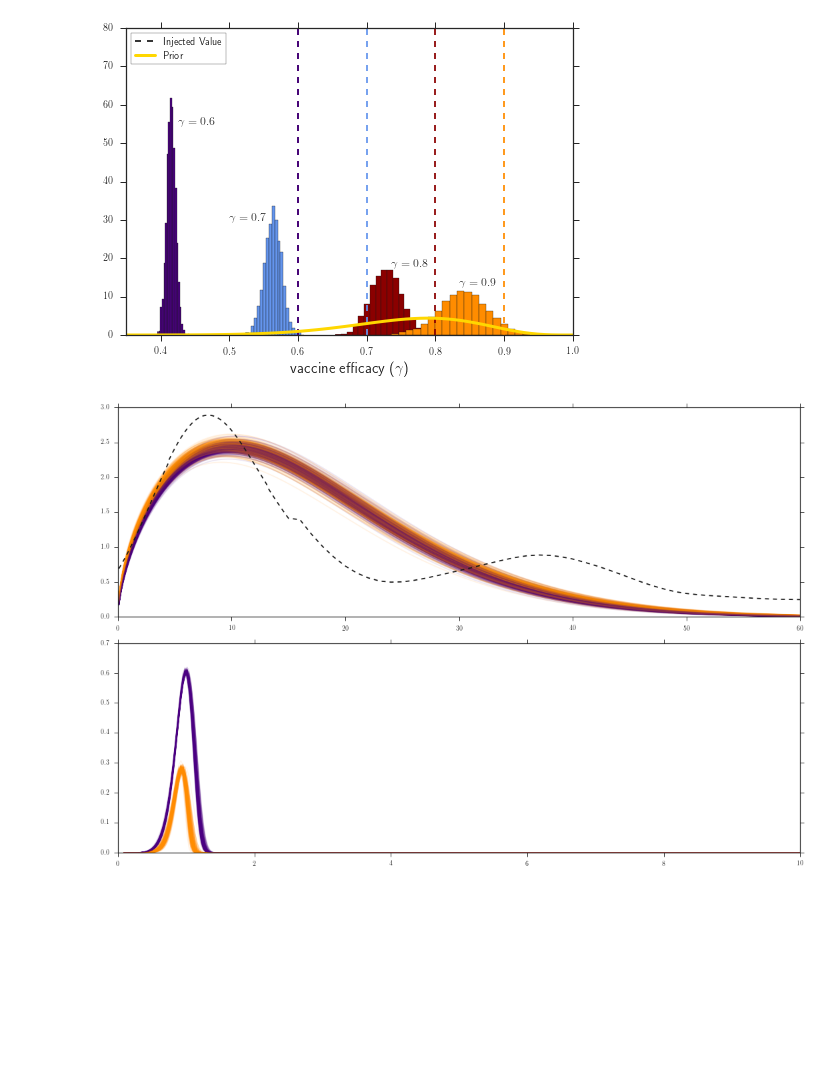
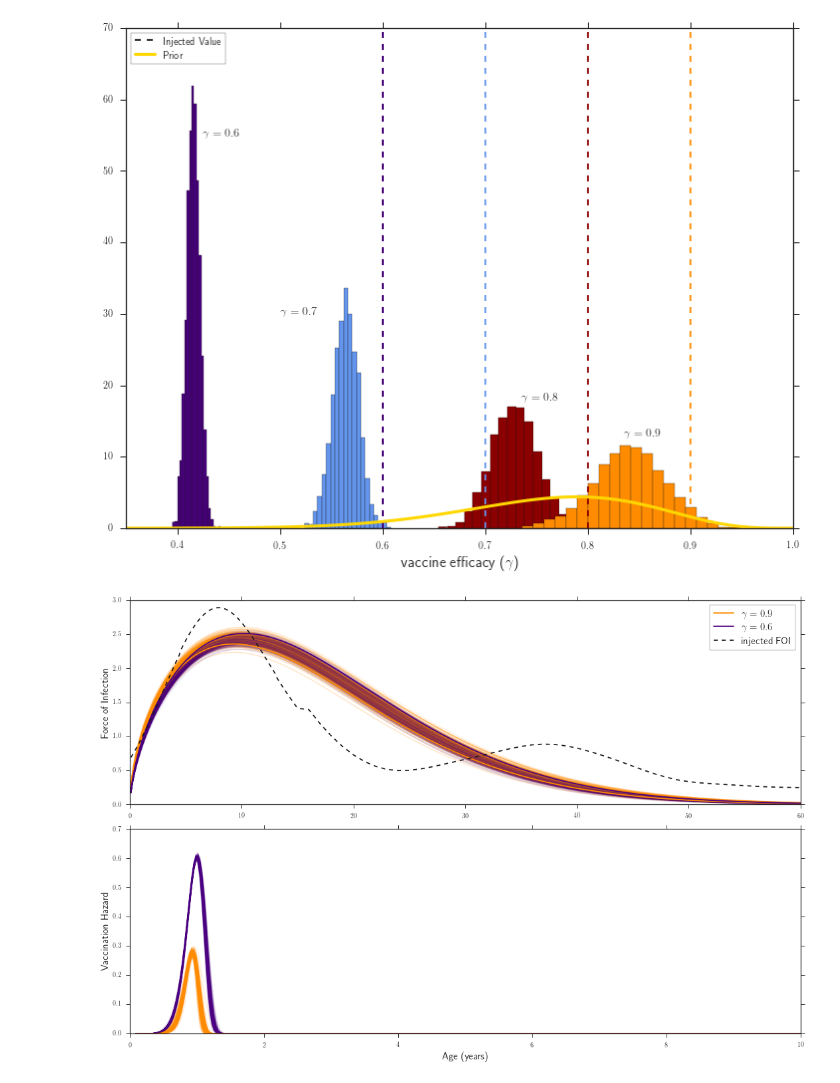
Before and after one commit to lmaesampson/CompetingRates, a Jupyter notebook: Code/Figures.ipynb, the cells around one changed output. Cells and saved outputs as stored; diff of their text form; code cells hidden in the pictures; blank space fills up the shorter version.

Commit message:
Added more stuff to figures

```diff
--- a/Code/Figures.ipynb
+++ b/Code/Figures.ipynb
@@ -91,31 +122,33 @@ samples100 = samples100.astype(float)
 # %%
 #Look at v_eff:
 
 x = np.linspace(0,1,100)
 y = scipy.stats.beta.pdf(x,a=16.,b=5.)
 #veff50,b,c = plt.hist(samples50[:,6],bins=20, normed=True)
+plt.figure(figsize=(4*3,3*3))
 veff60,b,c = plt.hist(samples60[:,6],bins=20, normed=True, color ='indigo')
 plt.axvline(0.6,c='k',ls='--',label='Injected Value')
 plt.axvline(0.6,c='indigo',ls='--')
 veff70,b,c = plt.hist(samples70[:,6],bins=20, normed=True, color = 'cornflowerblue')
 plt.axvline(0.7,c='cornflowerblue',ls='--')
 veff80,b,c = plt.hist(samples80[:,6],bins=20, normed=True, color = 'darkred')
 plt.axvline(0.8,c='darkred',ls='--')
 veff90,b,c = plt.hist(samples90[:,6],bins=20, normed=True, color = 'darkorange')
 plt.axvline(0.9,c='darkorange',ls='--')
 #veff100,b,c = plt.hist(samples100[:,6],bins=20, normed=True, color ='darkdarkgreen')
 plt.plot(x,y,color='gold',lw=3, label='Prior')
 plt.legend(loc='upper left',frameon=True)
 plt.annotate('$\gamma = 0.6$',(0.425,55),fontsize=12)
 plt.annotate('$\gamma = 0.7$',(0.5,30),fontsize=12)
 plt.annotate('$\gamma = 0.8$',(0.735,18),fontsize=12)
 plt.annotate('$\gamma = 0.9$',(0.835,13),fontsize=12)
 plt.xlim(0.35,1)
-plt.ylim(0,80)
+plt.ylim(0,70)
 plt.xlabel('vaccine efficacy ($\gamma$)',fontsize=15)
+
 plt.savefig('veff_fakedata_vaxserocase.pdf')
 # %% [output]
-[figure, old version]
+[figure, new version]
 # %%
 #Look at vh and foi:
 foiinj = np.genfromtxt('../Simulations/foi_injected.csv',delimiter=',') #injected foi
@@ -189,8 +222,15 @@ for k in range(nplot):
     ax1.plot(x/12.,vhaz90,alpha=0.1,color='darkorange',linewidth=1)
     ax1.plot(x/12.,vhaz60,alpha=0.1,color='indigo',linewidth=1)
 
-ax0.plot(foiinj[:,0]/12.,foiinj[:,1]/10.,'k--')
+ax0.plot(x/12.,foi90,alpha=1.,color='darkorange',label='$\gamma = 0.9$')
+ax0.plot(x/12.,foi60,alpha=1.,color='indigo',label='$\gamma = 0.6$')
+ax0.plot(foiinj[:,0]/12.,foiinj[:,1]/10.,'k--',label='injected FOI')
+ax0.set_ylabel('Force of Infection',fontsize=15)
+ax1.set_ylabel('Vaccination Hazard',fontsize=15)
+ax0.legend(fontsize=15,frameon=True)
 ax1.set_xlim(0,10)
+plt.xlabel('Age (years)',fontsize=15)
 fig.tight_layout()
+plt.savefig('foi_vhaz_fakedata_vaxserocase.pdf')
 # %% [output]
-[figure, old version]
+[figure, new version]
```
Also changed, not shown: parts of 3 cells of this notebook.
